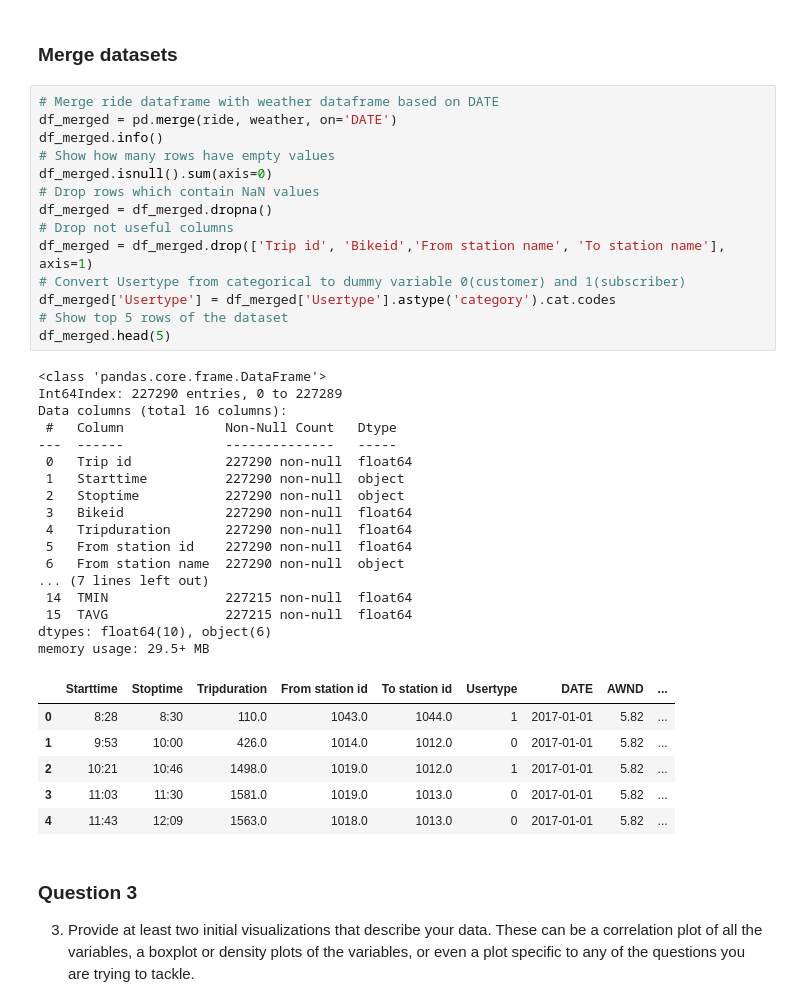
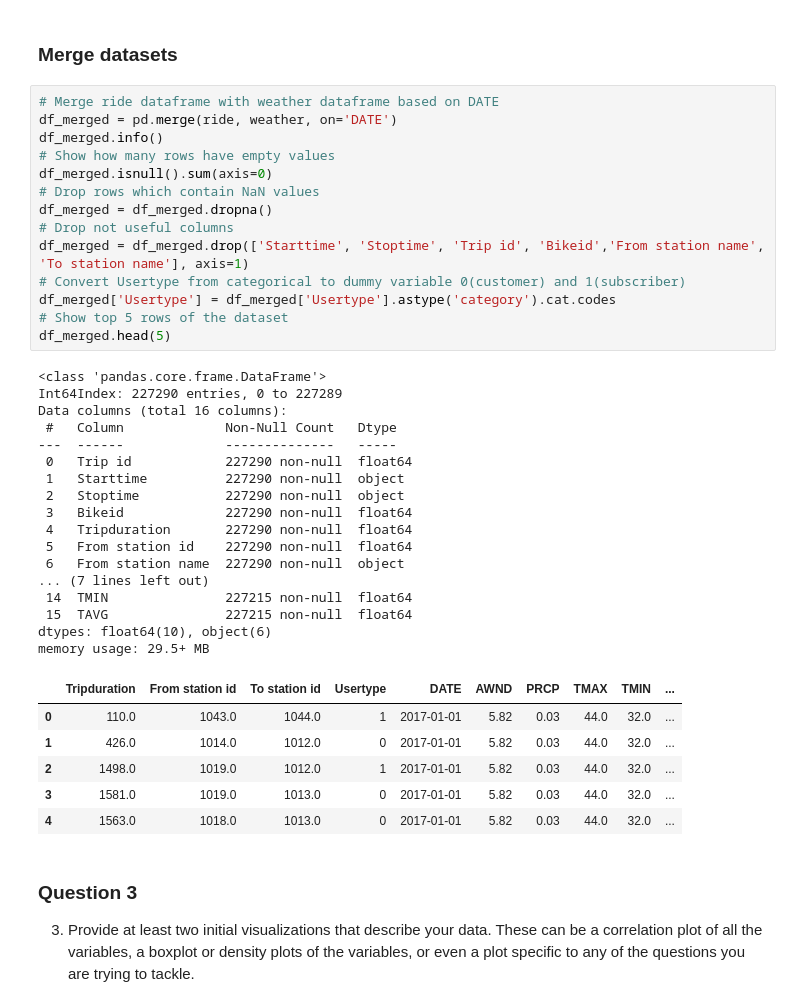
Before and after one commit to Nellyan4/data_mining_project, a Jupyter notebook: project_cleaning.ipynb, the cells around one changed output. Cells and saved outputs as stored; diff of their text form.

```diff
--- a/project_cleaning.ipynb
+++ b/project_cleaning.ipynb
@@ -144,40 +144,40 @@ b) If you are joining your datasets check that you are not losing relevant data
 # Merge ride dataframe with weather dataframe based on DATE
 df_merged = pd.merge(ride, weather, on='DATE')
 df_merged.info()
 # Show how many rows have empty values
 df_merged.isnull().sum(axis=0)
 # Drop rows which contain NaN values
 df_merged = df_merged.dropna()
 # Drop not useful columns
-df_merged = df_merged.drop(['Trip id', 'Bikeid','From station name', 'To station name'], axis=1)
+df_merged = df_merged.drop(['Starttime', 'Stoptime', 'Trip id', 'Bikeid','From station name', 'To station name'], axis=1)
 # Convert Usertype from categorical to dummy variable 0(customer) and 1(subscriber)
 df_merged['Usertype'] = df_merged['Usertype'].astype('category').cat.codes
 # Show top 5 rows of the dataset
 df_merged.head(5)
 # %% [output]
 <class 'pandas.core.frame.DataFrame'>
 Int64Index: 227290 entries, 0 to 227289
 Data columns (total 16 columns):
  #   Column             Non-Null Count   Dtype
 ---  ------             --------------   -----
  0   Trip id            227290 non-null  float64
  1   Starttime          227290 non-null  object
  2   Stoptime           227290 non-null  object
  3   Bikeid             227290 non-null  float64
  4   Tripduration       227290 non-null  float64
  5   From station id    227290 non-null  float64
  6   From station name  227290 non-null  object
 ... (7 lines left out)
  14  TMIN               227215 non-null  float64
  15  TAVG               227215 non-null  float64
 dtypes: float64(10), object(6)
 memory usage: 29.5+ MB
-|  | Starttime | Stoptime | Tripduration | From station id | To station id | Usertype | DATE | AWND | ... |
-| 0 | 8:28 | 8:30 | 110.0 | 1043.0 | 1044.0 | 1 | 2017-01-01 | 5.82 | ... |
-| 1 | 9:53 | 10:00 | 426.0 | 1014.0 | 1012.0 | 0 | 2017-01-01 | 5.82 | ... |
-| 2 | 10:21 | 10:46 | 1498.0 | 1019.0 | 1012.0 | 1 | 2017-01-01 | 5.82 | ... |
-| 3 | 11:03 | 11:30 | 1581.0 | 1019.0 | 1013.0 | 0 | 2017-01-01 | 5.82 | ... |
-| 4 | 11:43 | 12:09 | 1563.0 | 1018.0 | 1013.0 | 0 | 2017-01-01 | 5.82 | ... |
+|  | Tripduration | From station id | To station id | Usertype | DATE | AWND | PRCP | TMAX | TMIN | ... |
+| 0 | 110.0 | 1043.0 | 1044.0 | 1 | 2017-01-01 | 5.82 | 0.03 | 44.0 | 32.0 | ... |
+| 1 | 426.0 | 1014.0 | 1012.0 | 0 | 2017-01-01 | 5.82 | 0.03 | 44.0 | 32.0 | ... |
+| 2 | 1498.0 | 1019.0 | 1012.0 | 1 | 2017-01-01 | 5.82 | 0.03 | 44.0 | 32.0 | ... |
+| 3 | 1581.0 | 1019.0 | 1013.0 | 0 | 2017-01-01 | 5.82 | 0.03 | 44.0 | 32.0 | ... |
+| 4 | 1563.0 | 1018.0 | 1013.0 | 0 | 2017-01-01 | 5.82 | 0.03 | 44.0 | 32.0 | ... |
 # %% [markdown]
 ### Question 3
 3) Provide at least two initial visualizations that describe your data. These can be a correlation plot of all the variables, a boxplot or density plots of the variables, or even a plot specific to any of the questions you are trying to tackle.
```
Also changed, not shown: parts of 4 cells of this notebook.
